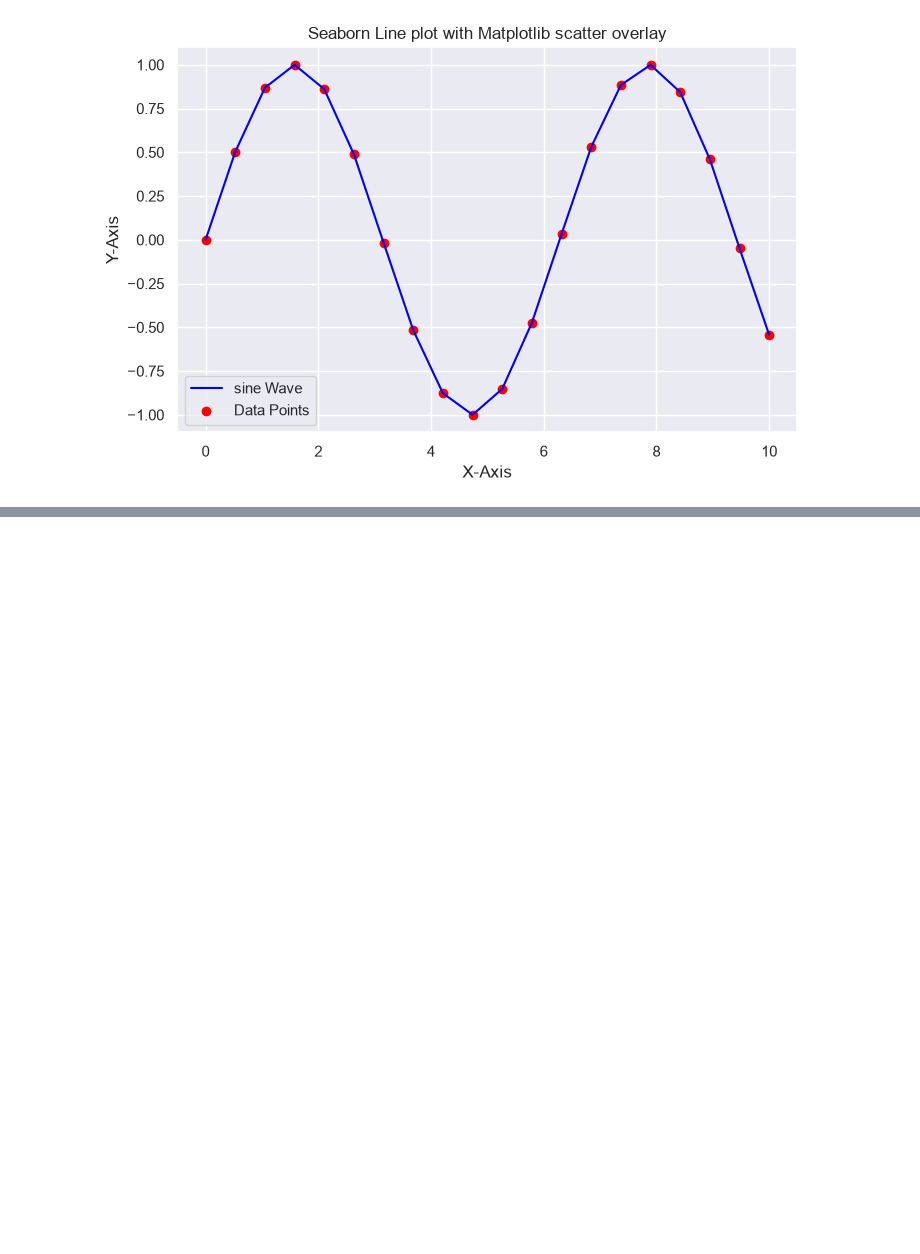
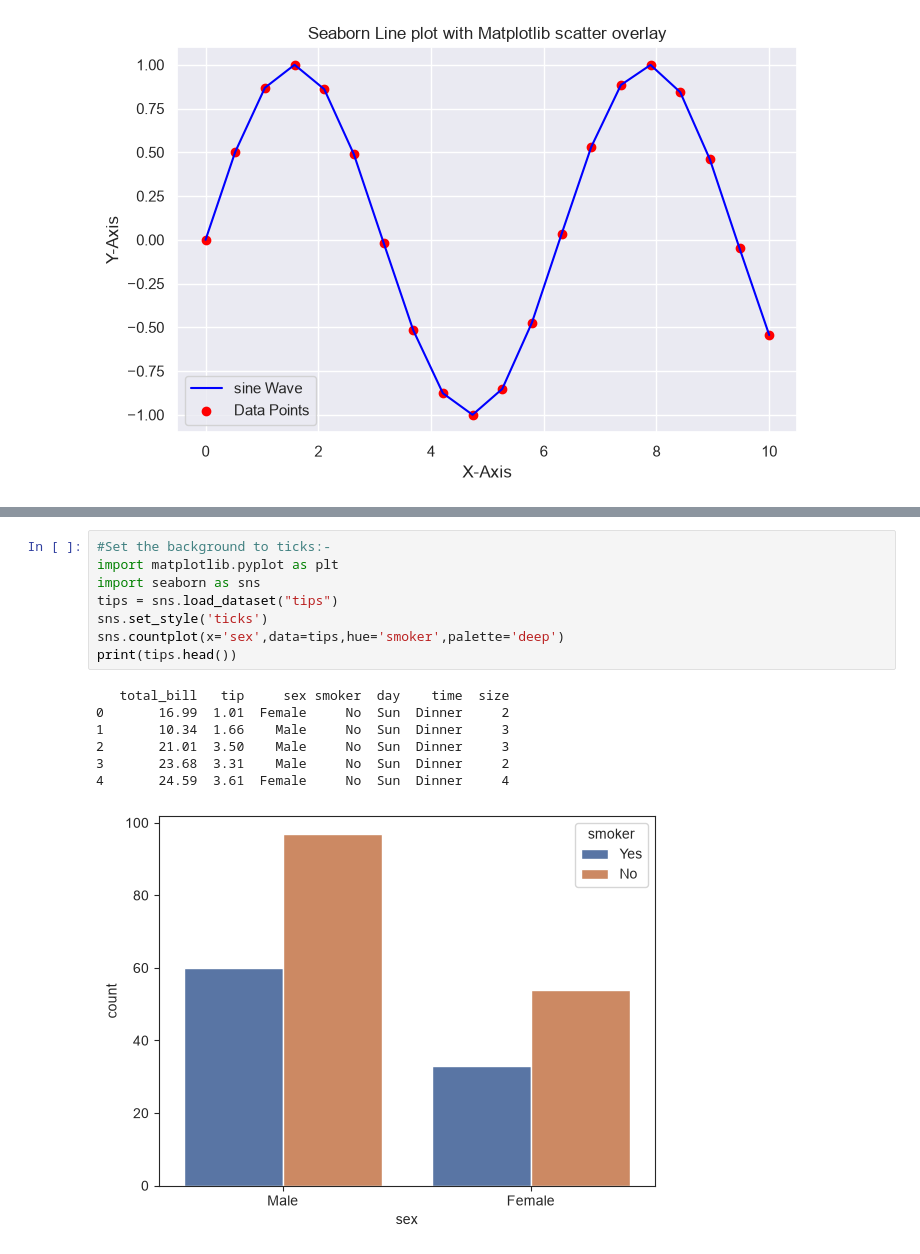
Before and after one commit to Varshith-2603/python-practise, a Jupyter notebook: Python Libraries/Python seaborn.ipynb, the cells around one changed output, grey strips where cells are left out. Cells and saved outputs as stored; diff of their text form; blank space fills up the shorter version.

```diff
--- a/Python Libraries/Python seaborn.ipynb
+++ b/Python Libraries/Python seaborn.ipynb
@@ -198,0 +233,16 @@ plt.show()
+# %%
+#Set the background to ticks:-
+import matplotlib.pyplot as plt
+import seaborn as sns
+tips = sns.load_dataset("tips")
+sns.set_style('ticks')
+sns.countplot(x='sex',data=tips,hue='smoker',palette='deep')
+print(tips.head())
+# %% [output]
+   total_bill   tip     sex smoker  day    time  size
+0       16.99  1.01  Female     No  Sun  Dinner     2
+1       10.34  1.66    Male     No  Sun  Dinner     3
+2       21.01  3.50    Male     No  Sun  Dinner     3
+3       23.68  3.31    Male     No  Sun  Dinner     2
+4       24.59  3.61  Female     No  Sun  Dinner     4
+[figure, added]
```
Also changed, not shown: parts of 21 cells of this notebook, 1 other file.
